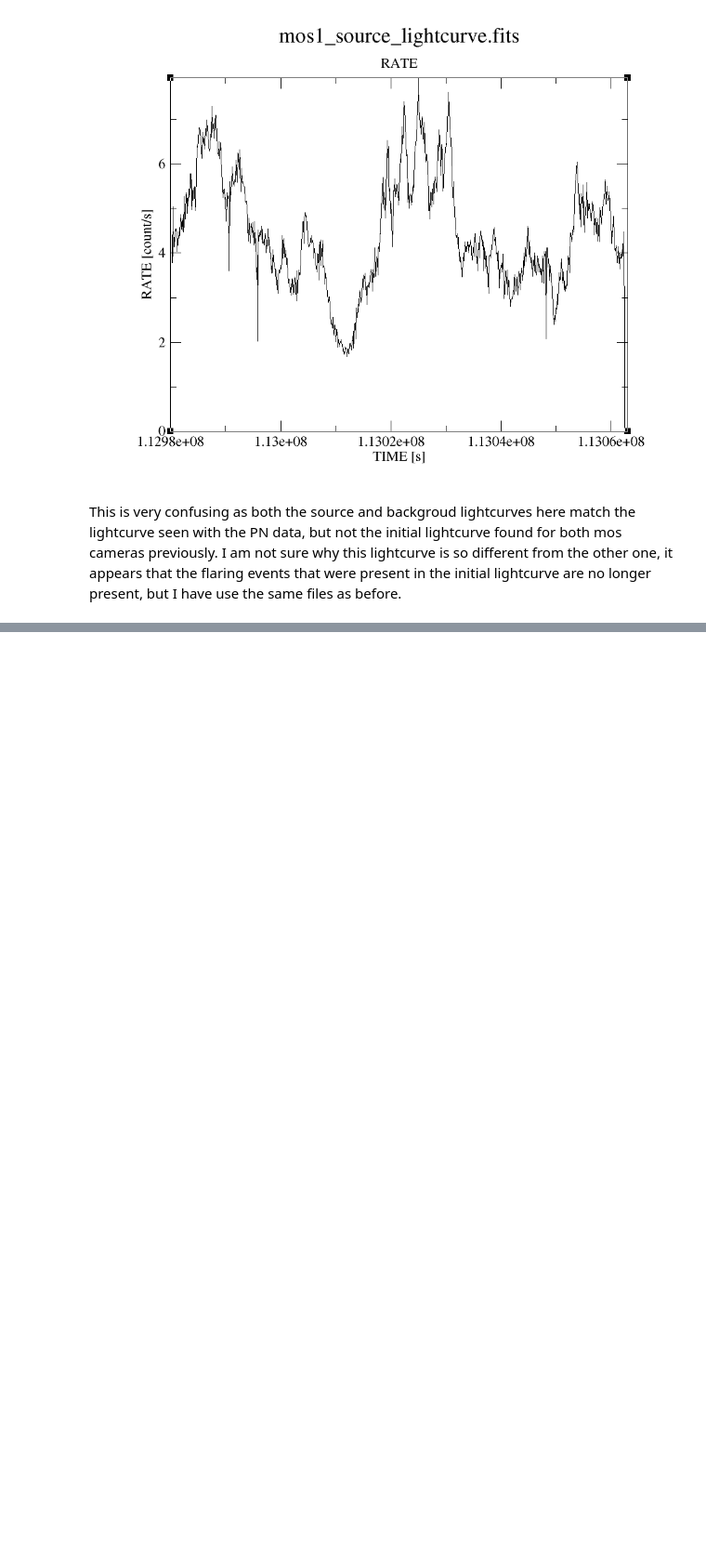
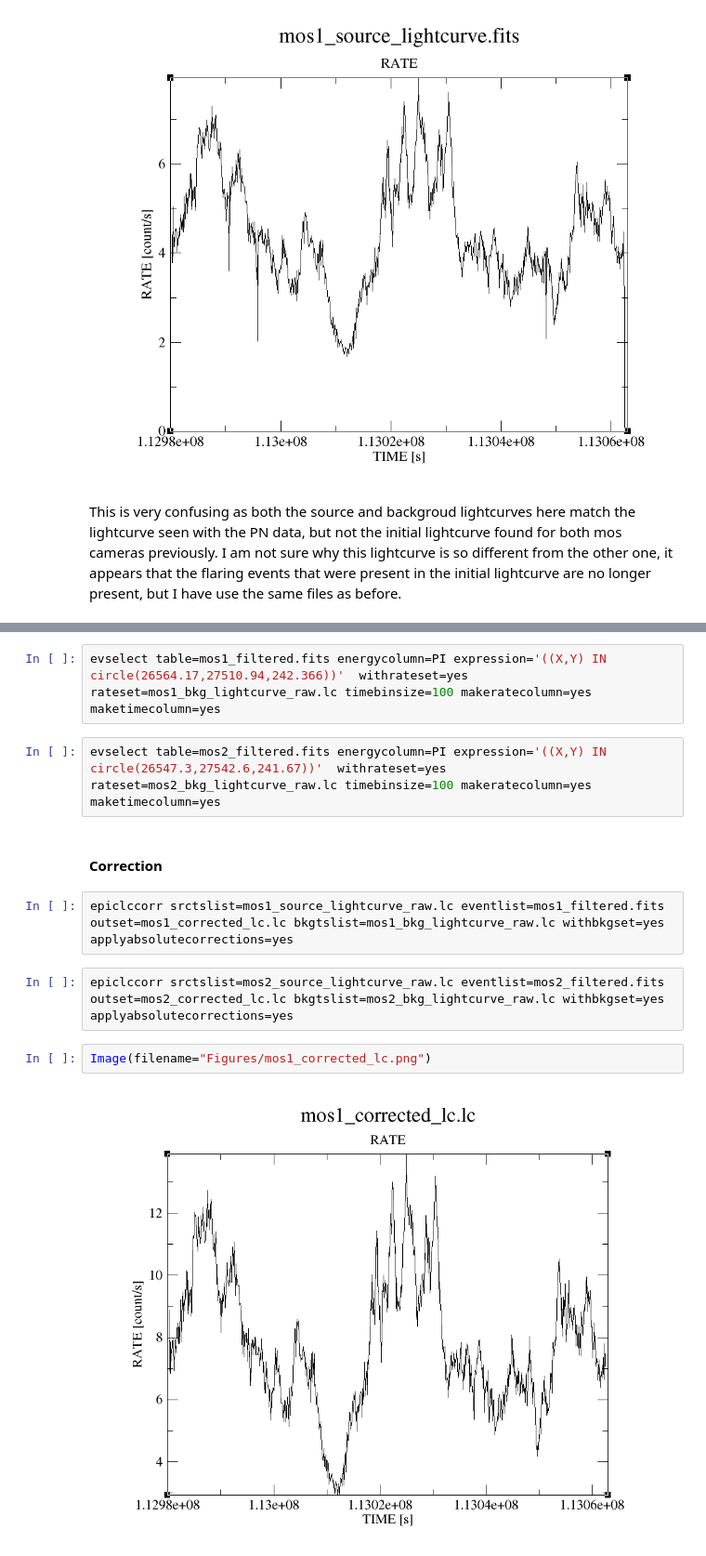
Before and after one commit to J-A-Marshall/XMM-Analysis-Logbook, a Jupyter notebook: myjupbook/src/MOS data.ipynb, the cells around one changed output, grey strips where cells are left out. Shown at 93% size. Saved outputs shown, nothing was run; the diff lists cells and outputs as text; blank space fills up the shorter version.

Commit message:
added corrected lc

```diff
--- a/myjupbook/src/MOS data.ipynb
+++ b/myjupbook/src/MOS data.ipynb
@@ -555,0 +566,14 @@ This is very confusing as both the source and backgroud lightcurves here match t
+# %%
+evselect table=mos1_filtered.fits energycolumn=PI expression='((X,Y) IN circle(26564.17,27510.94,242.366))'  withrateset=yes rateset=mos1_bkg_lightcurve_raw.lc timebinsize=100 makeratecolumn=yes maketimecolumn=yes
+# %%
+evselect table=mos2_filtered.fits energycolumn=PI expression='((X,Y) IN circle(26547.3,27542.6,241.67))'  withrateset=yes rateset=mos2_bkg_lightcurve_raw.lc timebinsize=100 makeratecolumn=yes maketimecolumn=yes
+# %% [markdown]
+#### Correction
+# %%
+epiclccorr srctslist=mos1_source_lightcurve_raw.lc eventlist=mos1_filtered.fits outset=mos1_corrected_lc.lc bkgtslist=mos1_bkg_lightcurve_raw.lc withbkgset=yes applyabsolutecorrections=yes
+# %%
+epiclccorr srctslist=mos2_source_lightcurve_raw.lc eventlist=mos2_filtered.fits outset=mos2_corrected_lc.lc bkgtslist=mos2_bkg_lightcurve_raw.lc withbkgset=yes applyabsolutecorrections=yes
+# %%
+Image(filename="Figures/mos1_corrected_lc.png")
+# %% [output]
+[figure, added]
```
Also changed, not shown: parts of 6 cells of this notebook, 22 other files.
